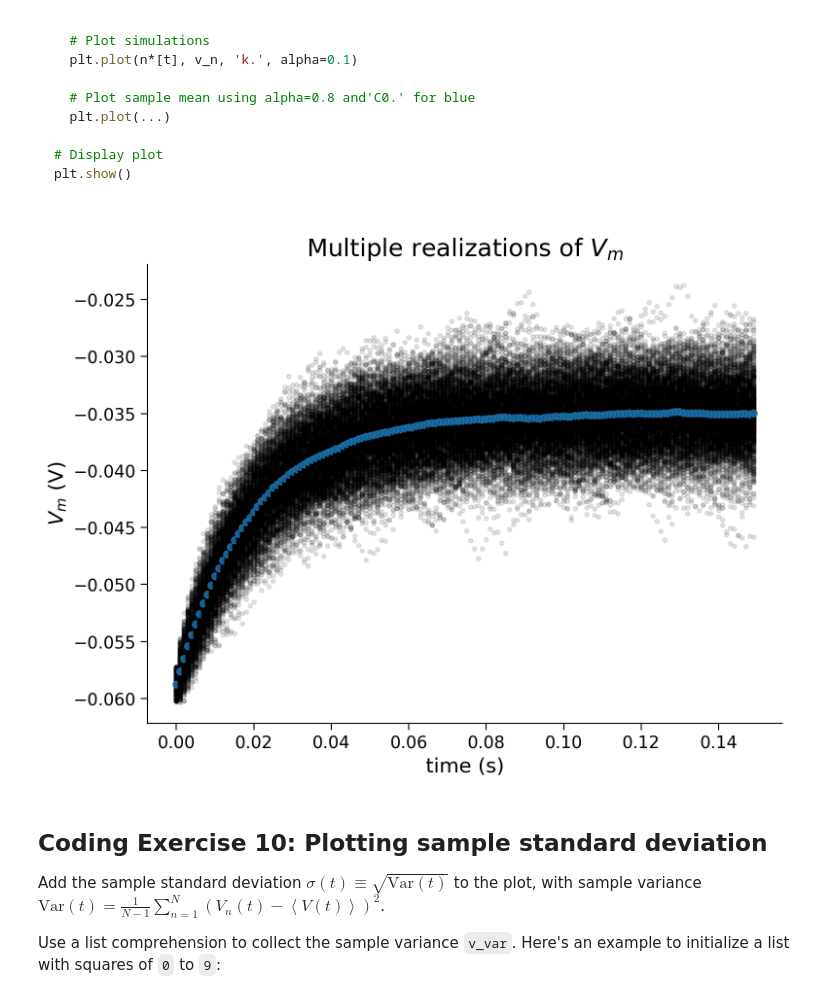
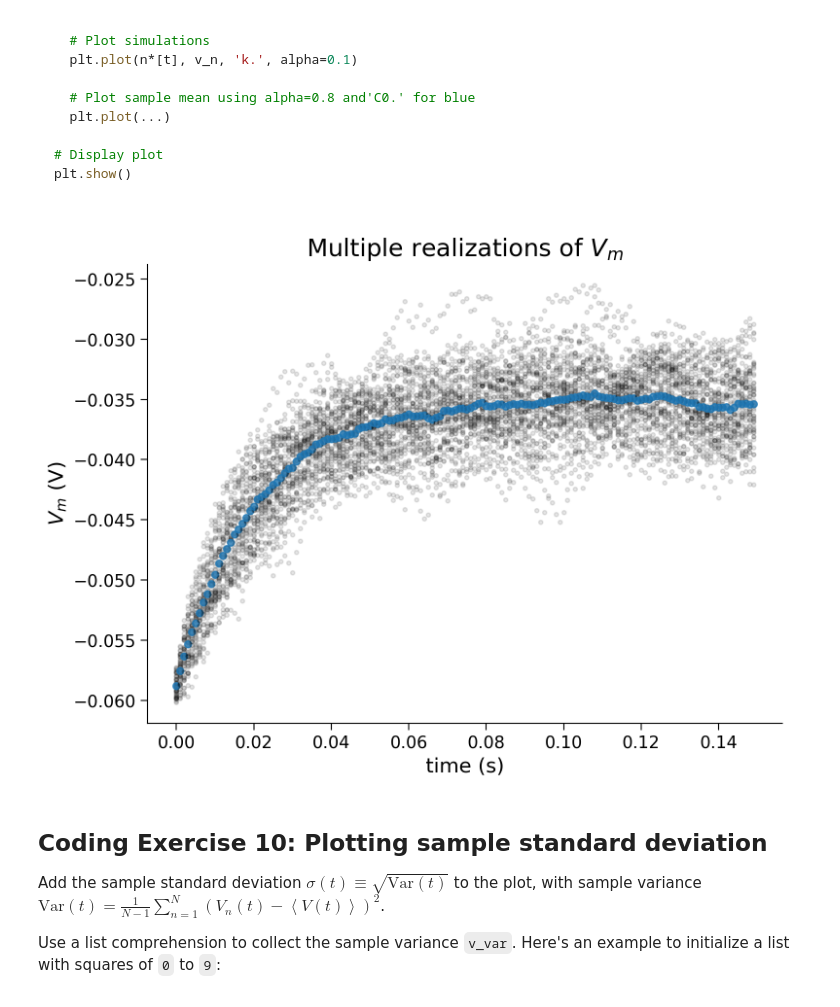
Before and after one commit to heathlarsson/precourse, a Jupyter notebook: tutorials/W0D1_PythonWorkshop1/instructor/W0D1_Tutorial1.ipynb, the cells around one changed output. Saved outputs shown, nothing was run; the diff lists cells and outputs as text; code cells hidden in the pictures.

```diff
--- a/tutorials/W0D1_PythonWorkshop1/instructor/W0D1_Tutorial1.ipynb
+++ b/tutorials/W0D1_PythonWorkshop1/instructor/W0D1_Tutorial1.ipynb
@@ -1149,7 +1149,7 @@ np.random.seed(2020)
 
 # Initialize step_end and n
 step_end = int(t_max / dt)
-n = 500
+n = 50
 
 # Intiatialize the list v_n with 50 values of membrane leak potential el
 v_n = [el] * n
@@ -1160,34 +1160,34 @@ plt.title('Multiple realizations of $V_m$')
 plt.xlabel('time (s)')
 plt.ylabel('$V_m$ (V)')
 
 # Loop for step_end steps
 for step in range(step_end):
 
   # Compute value of t
   t = step * dt
 
   # Loop for n simulations
   for j in range(0, n):
 
     # Compute value of i at this time step
     i = i_mean * (1 + 0.1 * (t_max/dt)**(0.5) * (2* np.random.random() - 1))
 
     # Compute value of v for this simulation
     v_n[j] = v_n[j] + (dt / tau) * (el - v_n[j] + r*i)
 
   # Compute sample mean by summing list of v_n using sum, and dividing by n
   v_mean = sum(v_n) / n
 
   # Plot simulations
   plt.plot(n*[t], v_n, 'k.', alpha=0.1)
 
   # Plot sample mean using alpha=0.8 and'C0.' for blue
   plt.plot(t, v_mean, 'C0.', alpha=0.8, markersize=10)
 
 # Display plot
 plt.show()
 # %% [output]
-[figure, old version]
+[figure, new version]
 # %% [markdown]
 ## Coding Exercise 10: Plotting sample standard deviation
 
```
